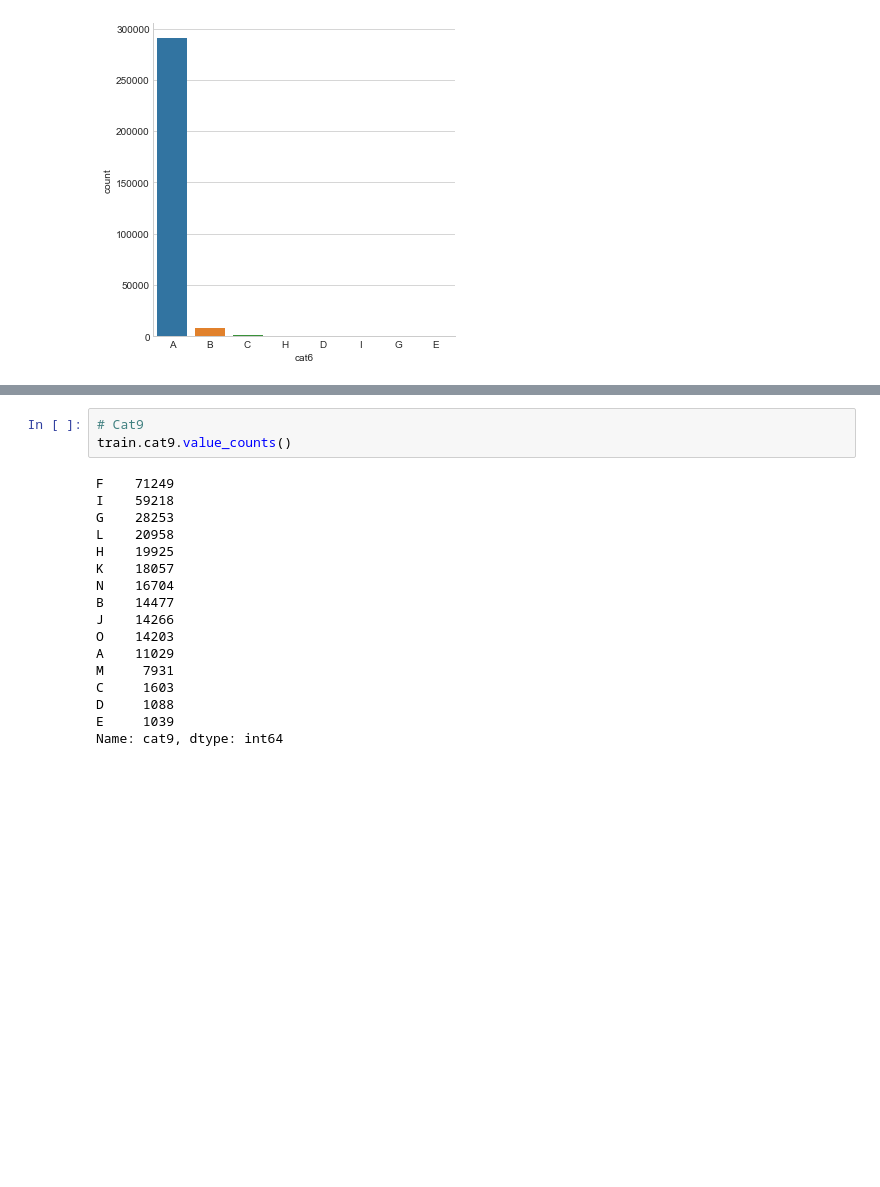
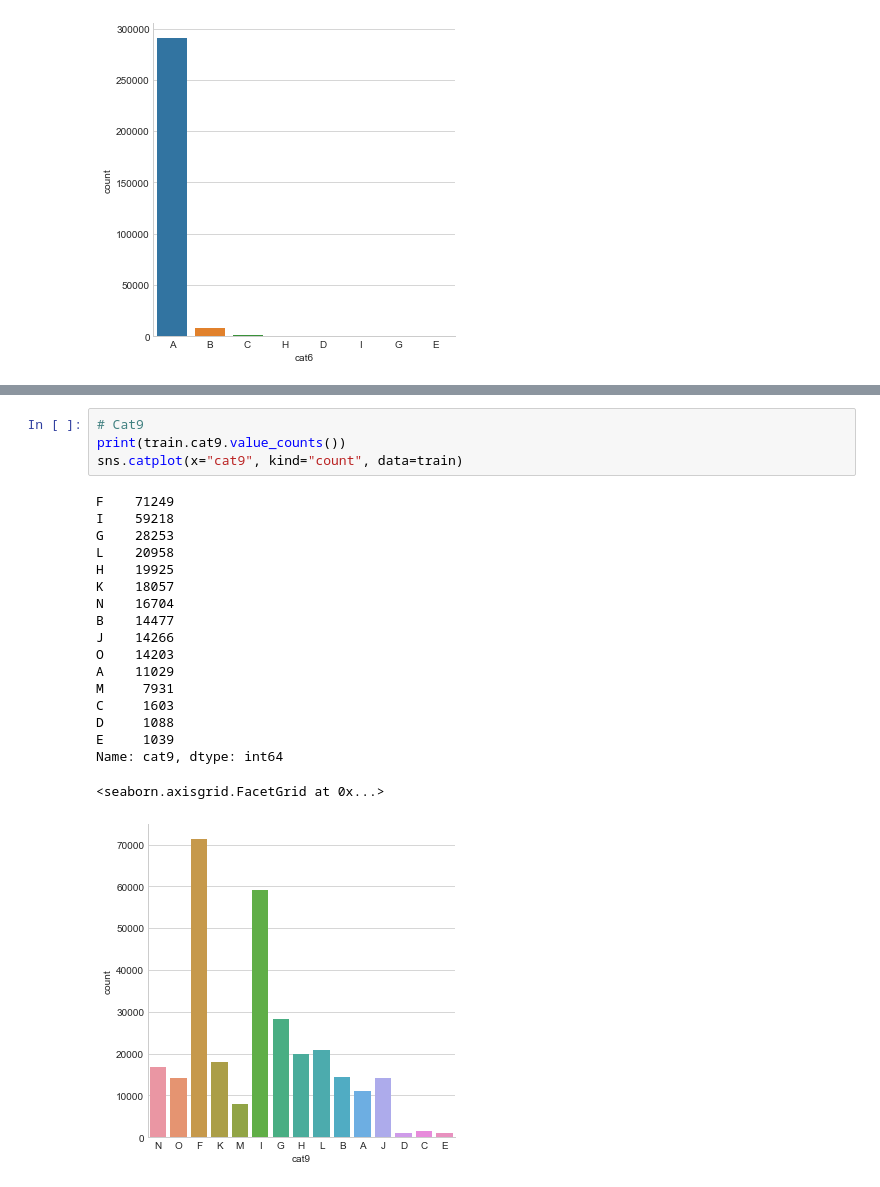
Before and after one commit to JonWeber0328/30-Days-of_Machine-Learning, a Jupyter notebook: 30-Days-ML-Daniel-Bourke.ipynb, the cells around one changed output, grey strips where cells are left out. Saved outputs shown, nothing was run; the diff lists cells and outputs as text; blank space fills up the shorter version.

```diff
--- a/30-Days-ML-Daniel-Bourke.ipynb
+++ b/30-Days-ML-Daniel-Bourke.ipynb
@@ -365,20 +373,23 @@ Name: cat8, dtype: int64
 # %%
 # Cat9
-train.cat9.value_counts()
+print(train.cat9.value_counts())
+sns.catplot(x="cat9", kind="count", data=train)
 # %% [output]
 F    71249
 I    59218
 G    28253
 L    20958
 H    19925
 K    18057
 N    16704
 B    14477
 J    14266
 O    14203
 A    11029
 M     7931
 C     1603
 D     1088
 E     1039
 Name: cat9, dtype: int64
+<seaborn.axisgrid.FacetGrid at 0x...>
+[figure, added]
```
Also changed, not shown: parts of 6 cells of this notebook, 1 other file.
